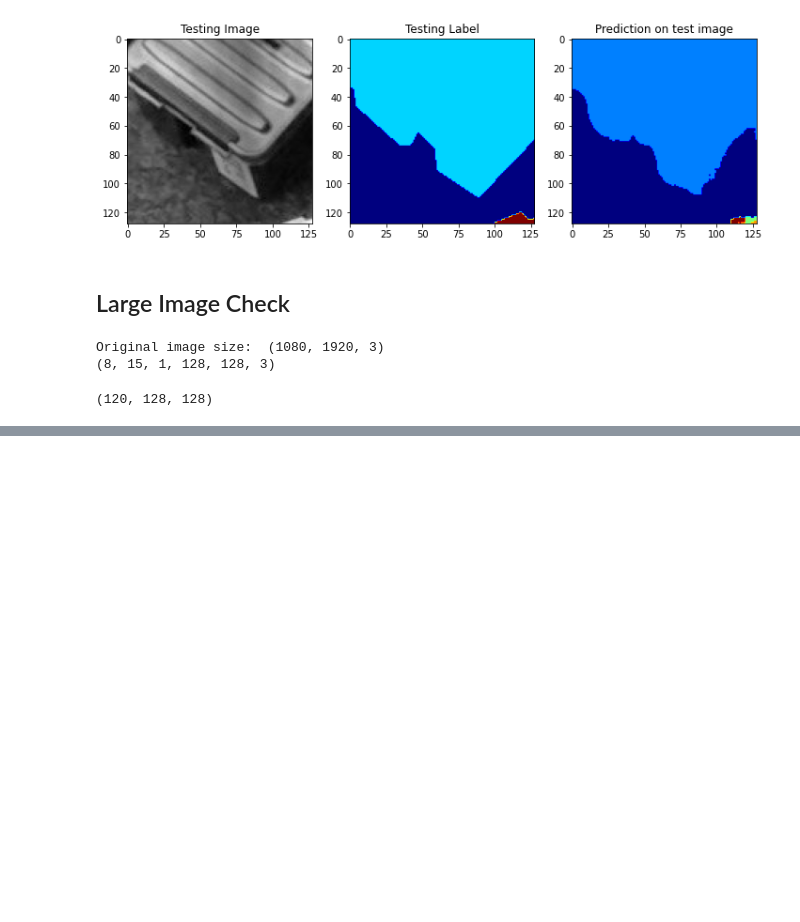
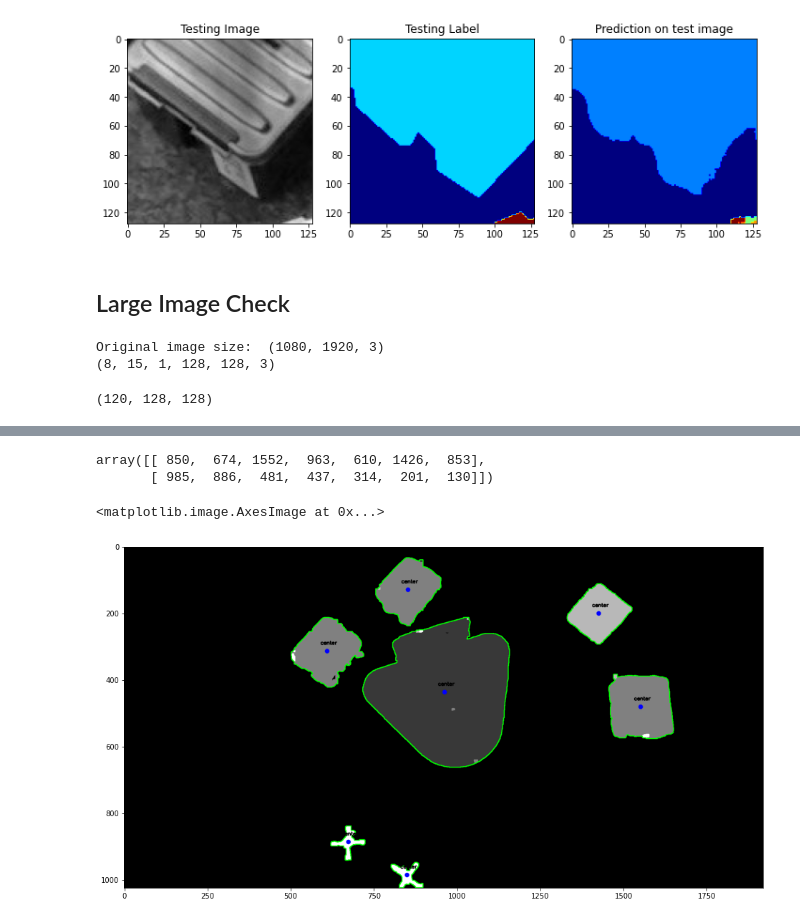
Before and after one commit to makmary/Image-Segmentation-For-Drones, a Jupyter notebook: FinalProject.ipynb, the cells around one changed output, grey strips where cells are left out. Saved outputs shown, nothing was run; the diff lists cells and outputs as text; code cells hidden in the pictures; blank space fills up the shorter version.

```diff
--- a/FinalProject.ipynb
+++ b/FinalProject.ipynb
@@ -621,0 +689,2 @@ plt.show()
+# %%
+corr, final_image = get_corr(image, 0, 255)
@@ -621,0 +706,11 @@ plt.show()
+# %%
+corr
+# %% [output]
+array([[ 850,  674, 1552,  963,  610, 1426,  853],
+       [ 985,  886,  481,  437,  314,  201,  130]])
+# %%
+plt.figure(figsize=(16, 16))
+plt.imshow(final_image)
+# %% [output]
+<matplotlib.image.AxesImage at 0x...>
+[figure, added]
```
Also changed, not shown: parts of 8 cells of this notebook.
